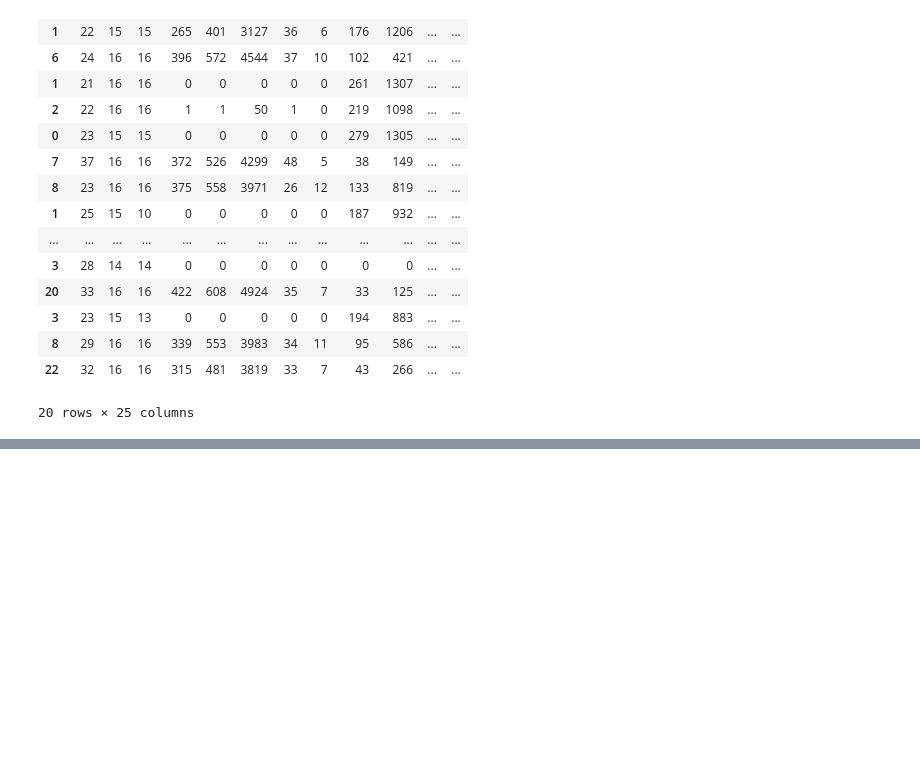
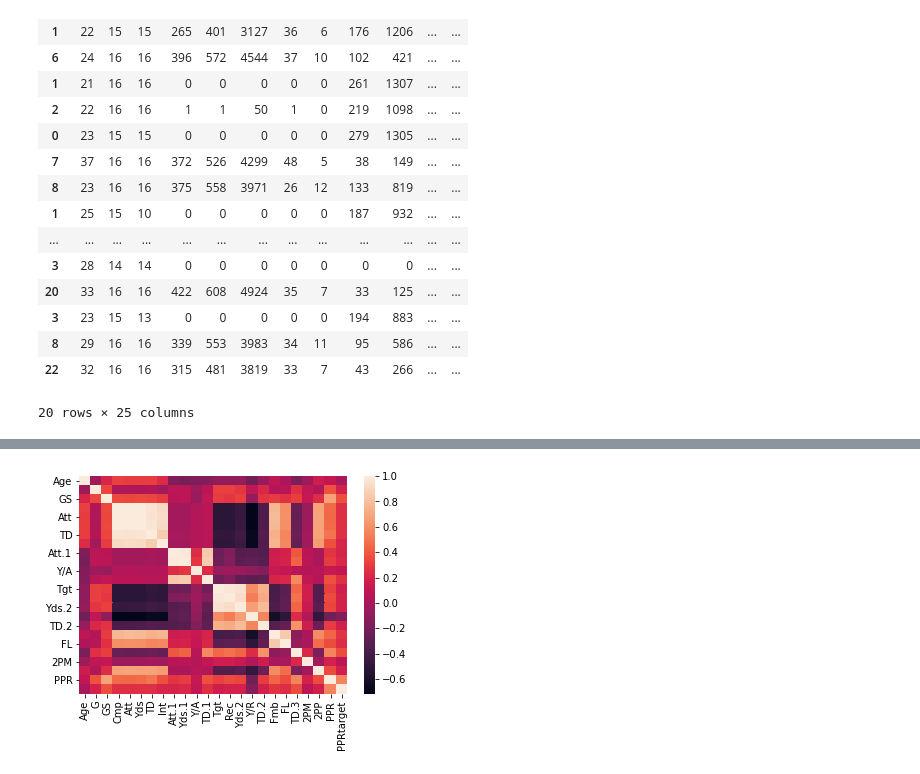
Before and after one commit to pburtonak/FantasyFootballDraftAI, a Jupyter notebook: Peter.ipynb, the cells around one changed output, grey strips where cells are left out. Cells and saved outputs as stored; diff of their text form; code cells hidden in the pictures; blank space fills up the shorter version.

```diff
--- a/Peter.ipynb
+++ b/Peter.ipynb
@@ -310,0 +359,6 @@ df_final.tail()
+# %%
+trainset = X_train.join(y_train)
+# %%
+sns.heatmap(trainset.corr());
+# %% [output]
+[figure, added]
```
Also changed, not shown: parts of 73 cells of this notebook.
